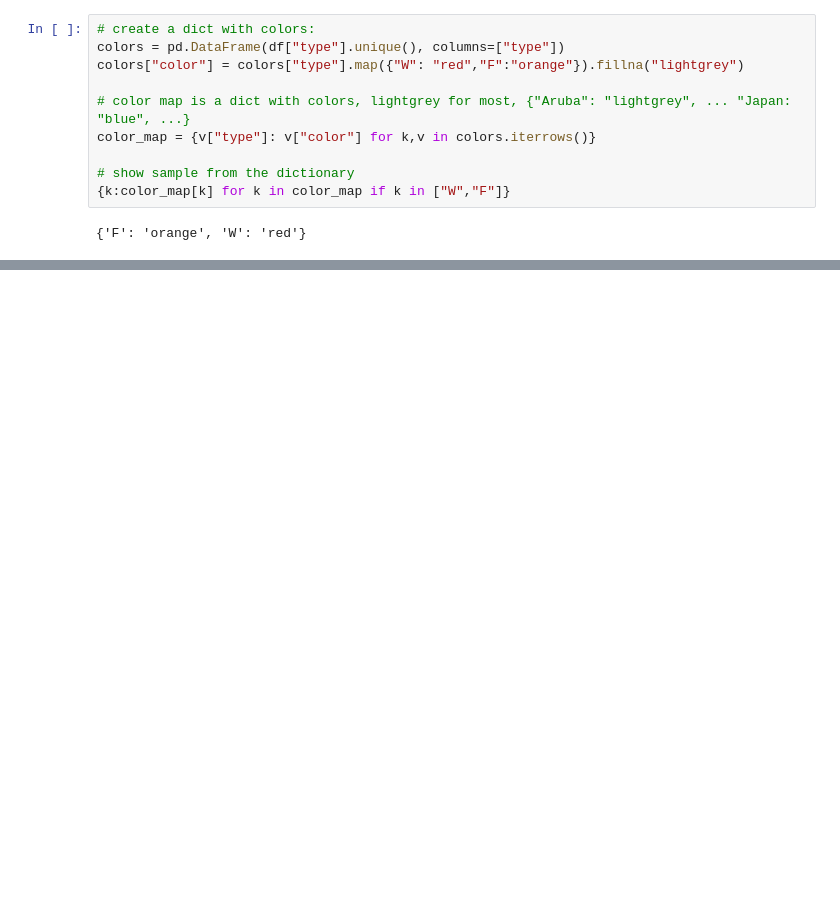
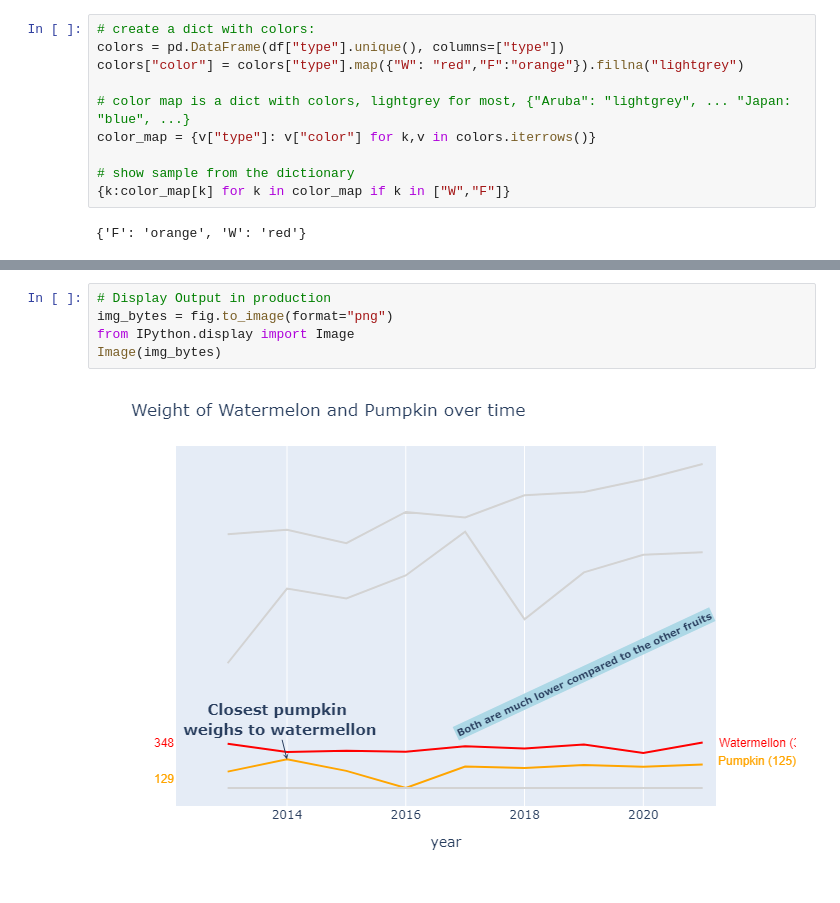
Before and after one commit to shawnd29/Tidy-Tuesday, a Jupyter notebook: Tidy-Tuesday-Insights/pumpkins.ipynb, the cells around one changed output, grey strips where cells are left out. Cells and saved outputs as stored; diff of their text form; blank space fills up the shorter version.

```diff
--- a/Tidy-Tuesday-Insights/pumpkins.ipynb
+++ b/Tidy-Tuesday-Insights/pumpkins.ipynb
@@ -139,3 +139,10 @@ fig.show()
 # %% [output]
 [interactive output not drawn]
 [interactive output not drawn]
+# %%
+# Display Output in production
+img_bytes = fig.to_image(format="png")
+from IPython.display import Image
+Image(img_bytes)
+# %% [output]
+[figure, added]
```
Also changed, not shown: 2 other files.
